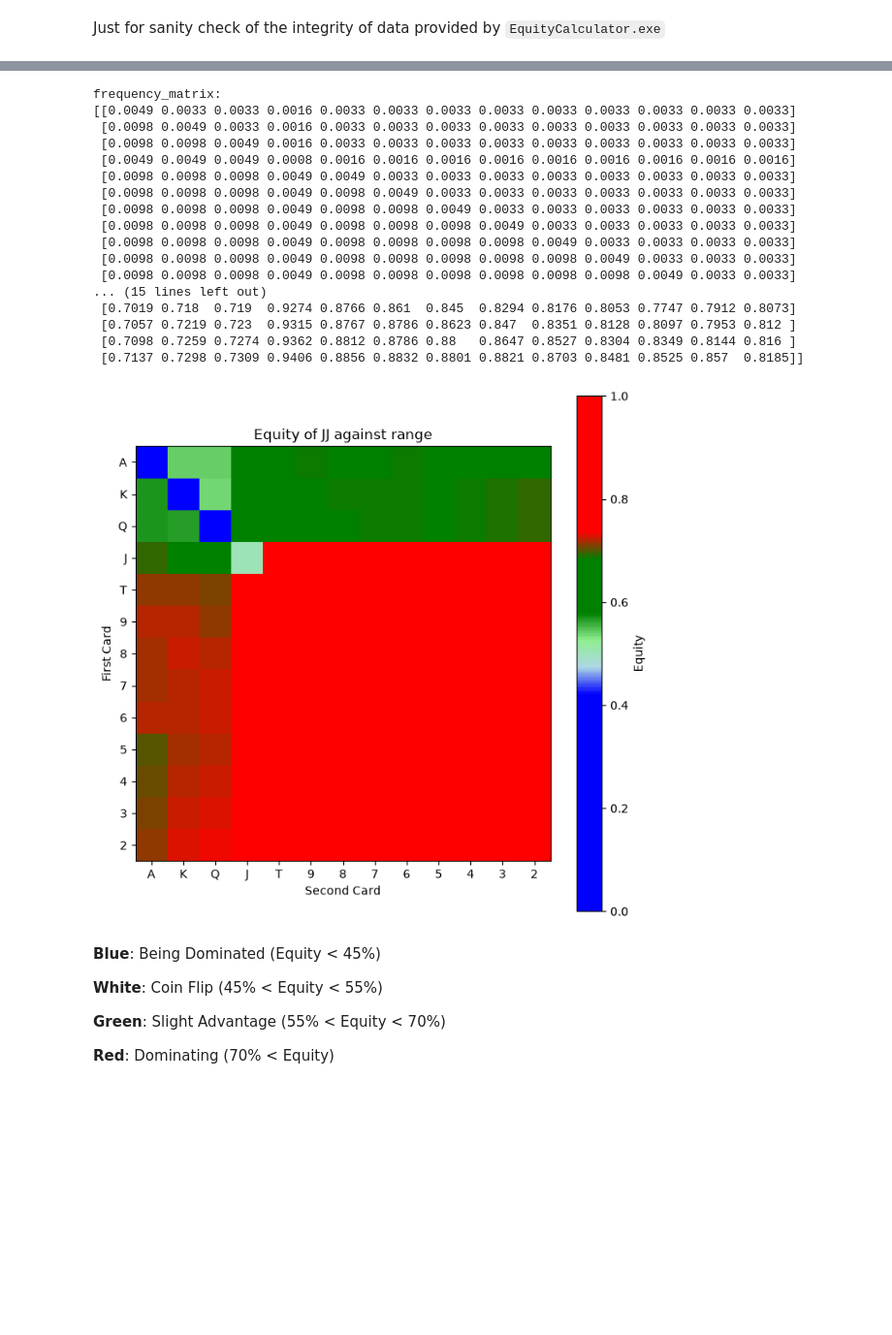
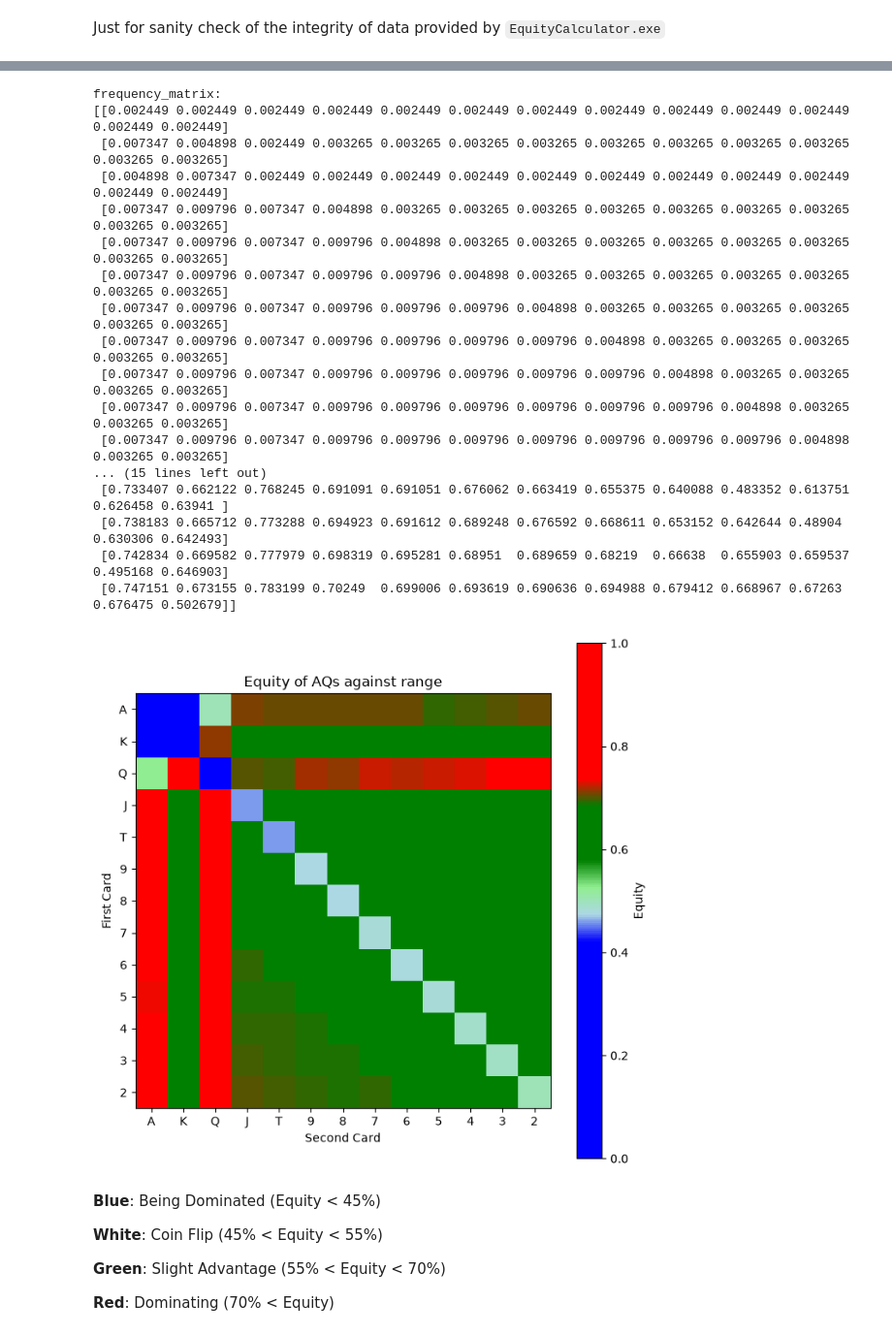
Before and after one commit to Tiramisu1th/HeadsUpAOF, a Jupyter notebook: PokerLookupTable/ViewEquityMatrix.ipynb, the cells around one changed output, grey strips where cells are left out. Shown at 97% size. Drawn from its saved outputs; the diff is of its cells as text; code cells hidden in the pictures; blank space fills up the shorter version.

```diff
--- a/PokerLookupTable/ViewEquityMatrix.ipynb
+++ b/PokerLookupTable/ViewEquityMatrix.ipynb
@@ -69,6 +69,6 @@ Equity of AKs vs A2s: 0.7106
 # %%
 # Equity of a specific hand against all other hands
-specific_hand: str = "JJ"
+specific_hand: str = "AQs"
 specific_idx: int = hand_to_index(specific_hand)
 
 specific_equity_matrix: np.ndarray = equity_matrix[specific_idx, :].reshape((13, 13))
@@ -115,49 +115,49 @@ def get_frequency_matrix(hand_idx: int)->np.ndarray:
         actual_frequency[row, row], actual_frequency[col, col] = 3.0,3.0;
         return actual_frequency.flatten()
 """
 
 frequency_matrix: np.ndarray = np.fromfile(r".\frequency_169x169_matrix.bin", dtype=np.float32).reshape((169, 169))
 print(f"frequency_matrix:\n{frequency_matrix[specific_idx].reshape((13, 13))}")
 print(f"frequency_matrix sum: {frequency_matrix[specific_idx].sum()}")
 print(f"=== Rquity of {specific_hand} against range ===")
 print(f"Range Equity: {(specific_equity_matrix.flatten()*frequency_matrix[specific_idx]).sum():.4f}")
 
 print(f"=== Breakdown of Equity of {specific_hand} against all other hands ===")
 print(specific_equity_matrix)
 
 import matplotlib.pyplot as plt
 from matplotlib.colors import LinearSegmentedColormap
 # heatmap of the 13x13 equity matrix. Red for 0.0 equity, and Green for 1.0 equity
 plt.figure(figsize=(8, 8))
 colors = ['Blue']*9 + ['lightBlue'] + ['lightGreen'] +  ['Green']*3 + ['red']*6
 custom_gradient = LinearSegmentedColormap.from_list('my_gradient', colors)
 plt.imshow(specific_equity_matrix, cmap=custom_gradient, vmin=0, vmax=1)
 plt.colorbar(label='Equity')
 plt.xticks(ticks=np.arange(13), labels=['A','K','Q','J','T','9','8','7','6','5','4','3','2'])
 plt.yticks(ticks=np.arange(13), labels=['A','K','Q','J','T','9','8','7','6','5','4','3','2'])
 plt.xlabel('Second Card')
 plt.ylabel('First Card')
 plt.title(f'Equity of {specific_hand} against range')
 plt.show()
 # %% [output]
 frequency_matrix:
-[[0.0049 0.0033 0.0033 0.0016 0.0033 0.0033 0.0033 0.0033 0.0033 0.0033 0.0033 0.0033 0.0033]
- [0.0098 0.0049 0.0033 0.0016 0.0033 0.0033 0.0033 0.0033 0.0033 0.0033 0.0033 0.0033 0.0033]
- [0.0098 0.0098 0.0049 0.0016 0.0033 0.0033 0.0033 0.0033 0.0033 0.0033 0.0033 0.0033 0.0033]
- [0.0049 0.0049 0.0049 0.0008 0.0016 0.0016 0.0016 0.0016 0.0016 0.0016 0.0016 0.0016 0.0016]
- [0.0098 0.0098 0.0098 0.0049 0.0049 0.0033 0.0033 0.0033 0.0033 0.0033 0.0033 0.0033 0.0033]
- [0.0098 0.0098 0.0098 0.0049 0.0098 0.0049 0.0033 0.0033 0.0033 0.0033 0.0033 0.0033 0.0033]
- [0.0098 0.0098 0.0098 0.0049 0.0098 0.0098 0.0049 0.0033 0.0033 0.0033 0.0033 0.0033 0.0033]
- [0.0098 0.0098 0.0098 0.0049 0.0098 0.0098 0.0098 0.0049 0.0033 0.0033 0.0033 0.0033 0.0033]
- [0.0098 0.0098 0.0098 0.0049 0.0098 0.0098 0.0098 0.0098 0.0049 0.0033 0.0033 0.0033 0.0033]
- [0.0098 0.0098 0.0098 0.0049 0.0098 0.0098 0.0098 0.0098 0.0098 0.0049 0.0033 0.0033 0.0033]
- [0.0098 0.0098 0.0098 0.0049 0.0098 0.0098 0.0098 0.0098 0.0098 0.0098 0.0049 0.0033 0.0033]
+[[0.002449 0.002449 0.002449 0.002449 0.002449 0.002449 0.002449 0.002449 0.002449 0.002449 0.002449 0.002449 0.002449]
+ [0.007347 0.004898 0.002449 0.003265 0.003265 0.003265 0.003265 0.003265 0.003265 0.003265 0.003265 0.003265 0.003265]
+ [0.004898 0.007347 0.002449 0.002449 0.002449 0.002449 0.002449 0.002449 0.002449 0.002449 0.002449 0.002449 0.002449]
+ [0.007347 0.009796 0.007347 0.004898 0.003265 0.003265 0.003265 0.003265 0.003265 0.003265 0.003265 0.003265 0.003265]
+ [0.007347 0.009796 0.007347 0.009796 0.004898 0.003265 0.003265 0.003265 0.003265 0.003265 0.003265 0.003265 0.003265]
+ [0.007347 0.009796 0.007347 0.009796 0.009796 0.004898 0.003265 0.003265 0.003265 0.003265 0.003265 0.003265 0.003265]
+ [0.007347 0.009796 0.007347 0.009796 0.009796 0.009796 0.004898 0.003265 0.003265 0.003265 0.003265 0.003265 0.003265]
+ [0.007347 0.009796 0.007347 0.009796 0.009796 0.009796 0.009796 0.004898 0.003265 0.003265 0.003265 0.003265 0.003265]
+ [0.007347 0.009796 0.007347 0.009796 0.009796 0.009796 0.009796 0.009796 0.004898 0.003265 0.003265 0.003265 0.003265]
+ [0.007347 0.009796 0.007347 0.009796 0.009796 0.009796 0.009796 0.009796 0.009796 0.004898 0.003265 0.003265 0.003265]
+ [0.007347 0.009796 0.007347 0.009796 0.009796 0.009796 0.009796 0.009796 0.009796 0.009796 0.004898 0.003265 0.003265]
 ... (15 lines left out)
- [0.7019 0.718  0.719  0.9274 0.8766 0.861  0.845  0.8294 0.8176 0.8053 0.7747 0.7912 0.8073]
- [0.7057 0.7219 0.723  0.9315 0.8767 0.8786 0.8623 0.847  0.8351 0.8128 0.8097 0.7953 0.812 ]
- [0.7098 0.7259 0.7274 0.9362 0.8812 0.8786 0.88   0.8647 0.8527 0.8304 0.8349 0.8144 0.816 ]
- [0.7137 0.7298 0.7309 0.9406 0.8856 0.8832 0.8801 0.8821 0.8703 0.8481 0.8525 0.857  0.8185]]
+ [0.733407 0.662122 0.768245 0.691091 0.691051 0.676062 0.663419 0.655375 0.640088 0.483352 0.613751 0.626458 0.63941 ]
+ [0.738183 0.665712 0.773288 0.694923 0.691612 0.689248 0.676592 0.668611 0.653152 0.642644 0.48904  0.630306 0.642493]
+ [0.742834 0.669582 0.777979 0.698319 0.695281 0.68951  0.689659 0.68219  0.66638  0.655903 0.659537 0.495168 0.646903]
+ [0.747151 0.673155 0.783199 0.70249  0.699006 0.693619 0.690636 0.694988 0.679412 0.668967 0.67263  0.676475 0.502679]]
-[figure, old version]
+[figure, new version]
 # %% [markdown]
 **Blue**: Being Dominated (Equity < 45%)
 
```
Also changed, not shown: parts of 2 cells of this notebook.
